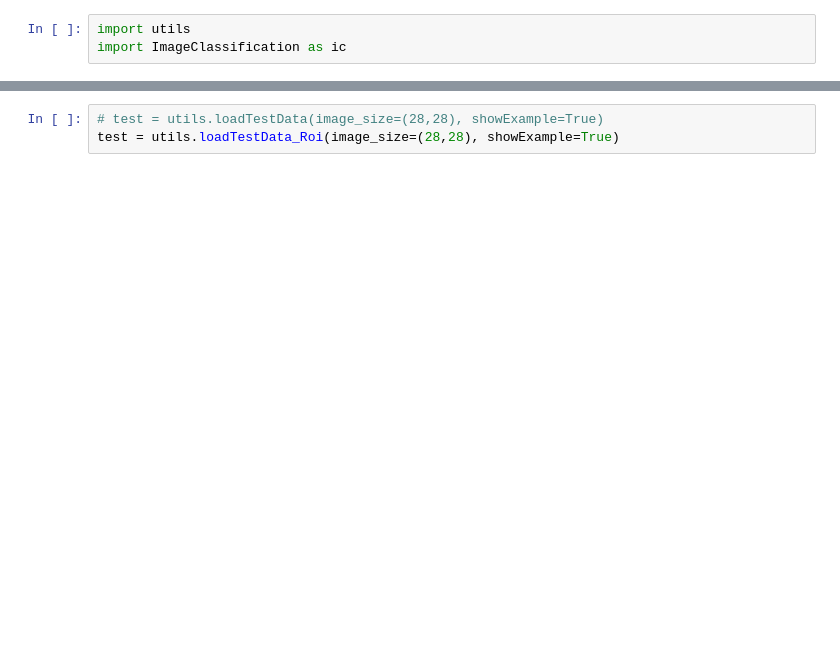
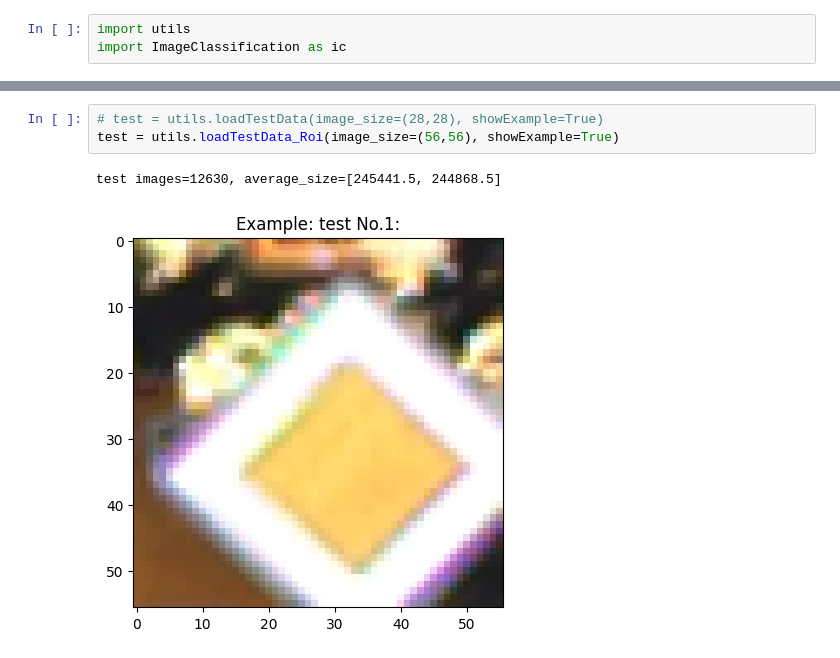
Before and after one commit to YutoriNatsu/Deep_Learning_Exercise, a Jupyter notebook: Lab01-CNN-GTSRB/main.ipynb, the cells around one changed output, grey strips where cells are left out. Cells and saved outputs as stored; diff of their text form; blank space fills up the shorter version.

```diff
--- a/Lab01-CNN-GTSRB/main.ipynb
+++ b/Lab01-CNN-GTSRB/main.ipynb
@@ -24,5 +42,8 @@ utils.illustrate(loss, acc, saveFig="ModelTraning.png")
 # %%
 # test = utils.loadTestData(image_size=(28,28), showExample=True)
-test = utils.loadTestData_Roi(image_size=(28,28), showExample=True)
+test = utils.loadTestData_Roi(image_size=(56,56), showExample=True)
+# %% [output]
+test images=12630, average_size=[245441.5, 244868.5]
+[figure, added]
 # %%
 utils.predict(model, test, showExample=True)
```
Also changed, not shown: parts of 5 cells of this notebook, 5 other files.
